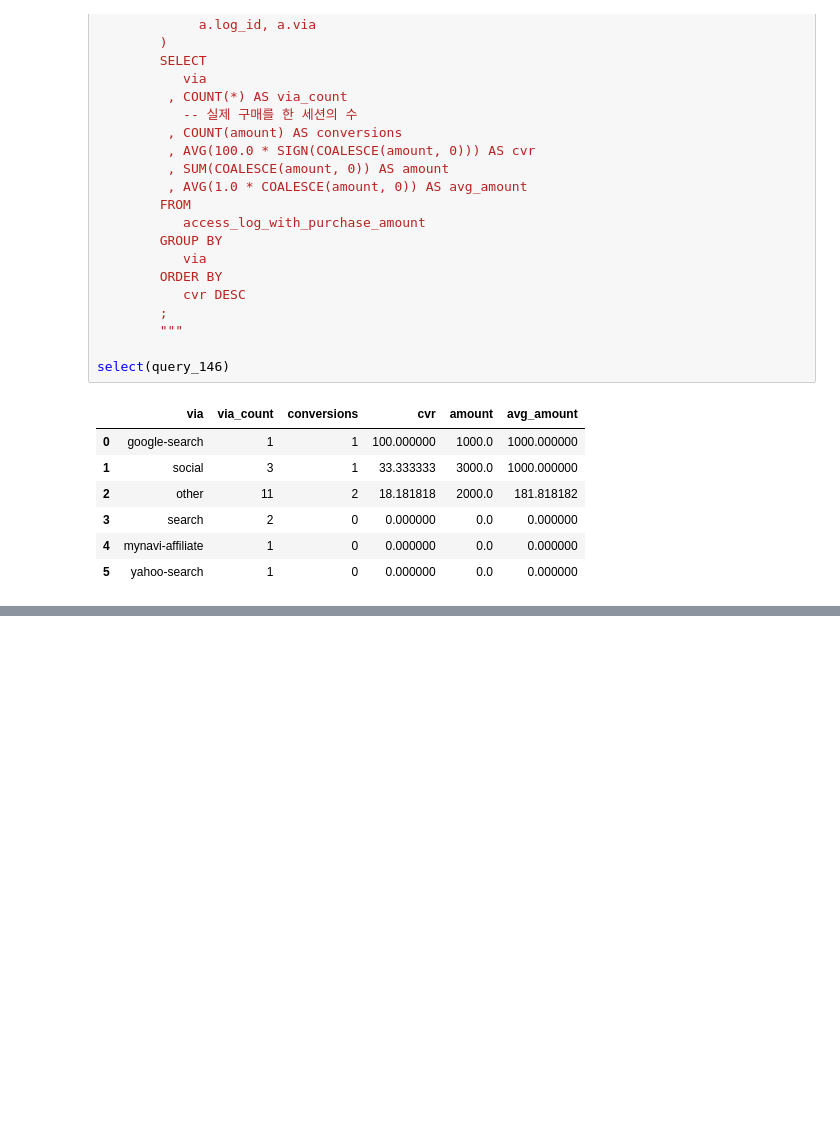
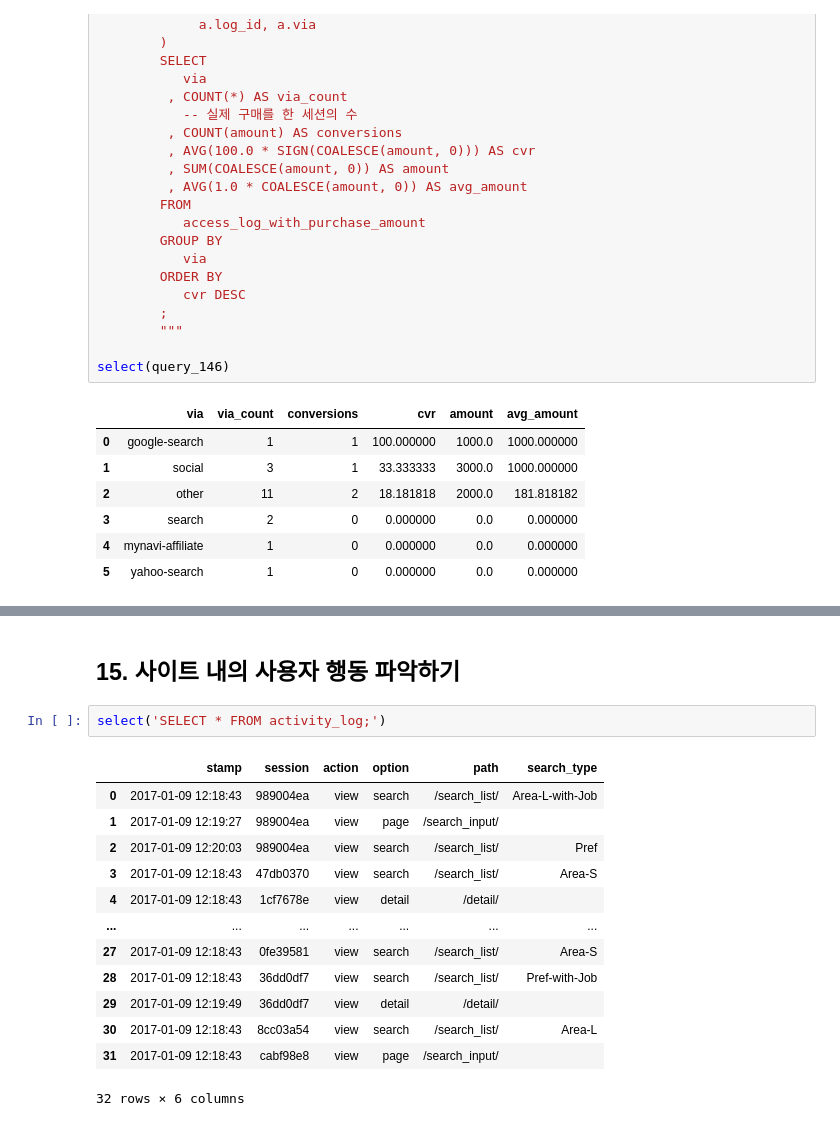
Before and after one commit to mittwoch09/Today-I-Learned, a Jupyter notebook: DataAnalysis/data_extraction_to_understand_behavior_on_website.ipynb, the cells around one changed output, grey strips where cells are left out. Drawn from its saved outputs; the diff is of its cells as text; blank space fills up the shorter version.

```diff
--- a/DataAnalysis/data_extraction_to_understand_behavior_on_website.ipynb
+++ b/DataAnalysis/data_extraction_to_understand_behavior_on_website.ipynb
@@ -343,0 +430,18 @@ select(query_146)
+# %% [markdown]
+## 15. 사이트 내의 사용자 행동 파악하기
+# %%
+select('SELECT * FROM activity_log;')
+# %% [output]
+|  | stamp | session | action | option | path | search_type |
+| 0 | 2017-01-09 12:18:43 | 989004ea | view | search | /search_list/ | Area-L-with-Job |
+| 1 | 2017-01-09 12:19:27 | 989004ea | view | page | /search_input/ |  |
+| 2 | 2017-01-09 12:20:03 | 989004ea | view | search | /search_list/ | Pref |
+| 3 | 2017-01-09 12:18:43 | 47db0370 | view | search | /search_list/ | Area-S |
+| 4 | 2017-01-09 12:18:43 | 1cf7678e | view | detail | /detail/ |  |
+| ... | ... | ... | ... | ... | ... | ... |
+| 27 | 2017-01-09 12:18:43 | 0fe39581 | view | search | /search_list/ | Area-S |
+| 28 | 2017-01-09 12:18:43 | 36dd0df7 | view | search | /search_list/ | Pref-with-Job |
+| 29 | 2017-01-09 12:19:49 | 36dd0df7 | view | detail | /detail/ |  |
+| 30 | 2017-01-09 12:18:43 | 8cc03a54 | view | search | /search_list/ | Area-L |
+| 31 | 2017-01-09 12:18:43 | cabf98e8 | view | page | /search_input/ |  |
+32 rows × 6 columns
```
Also changed, not shown: parts of 9 cells of this notebook.
